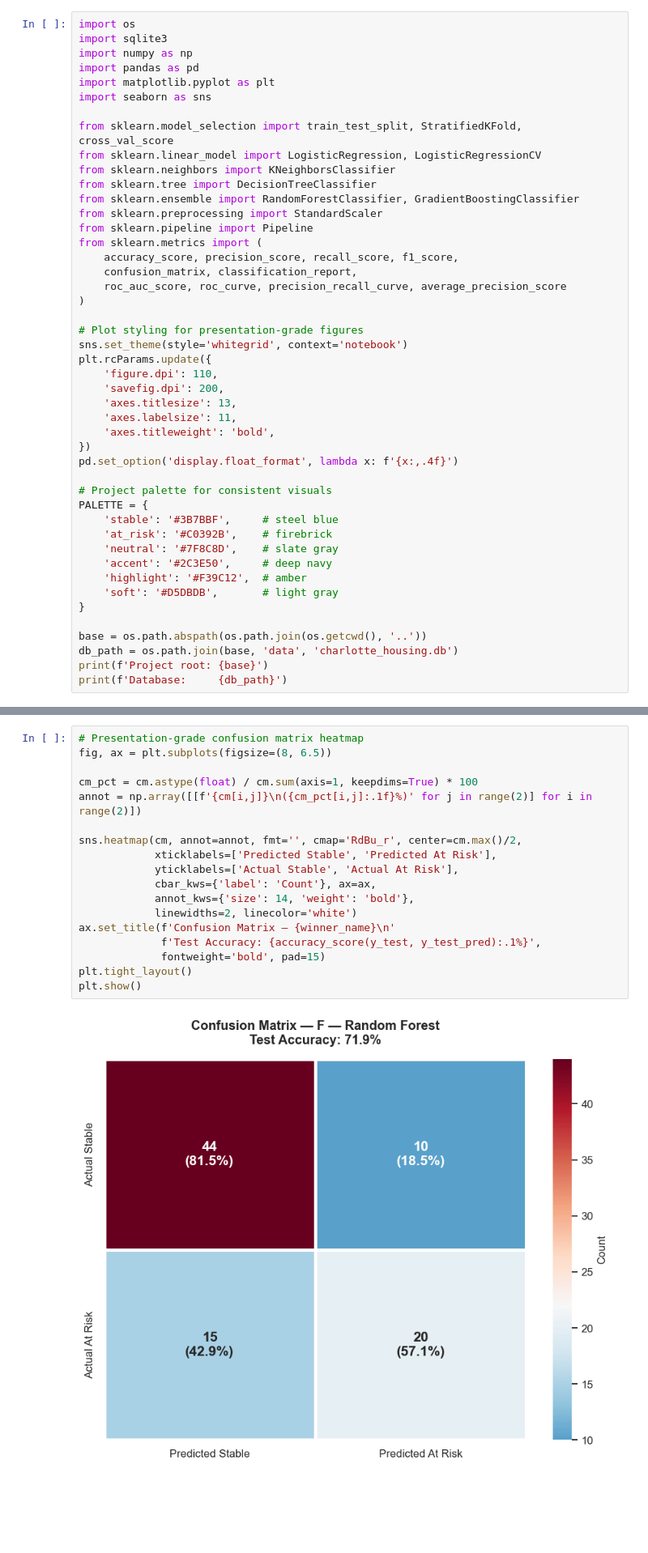
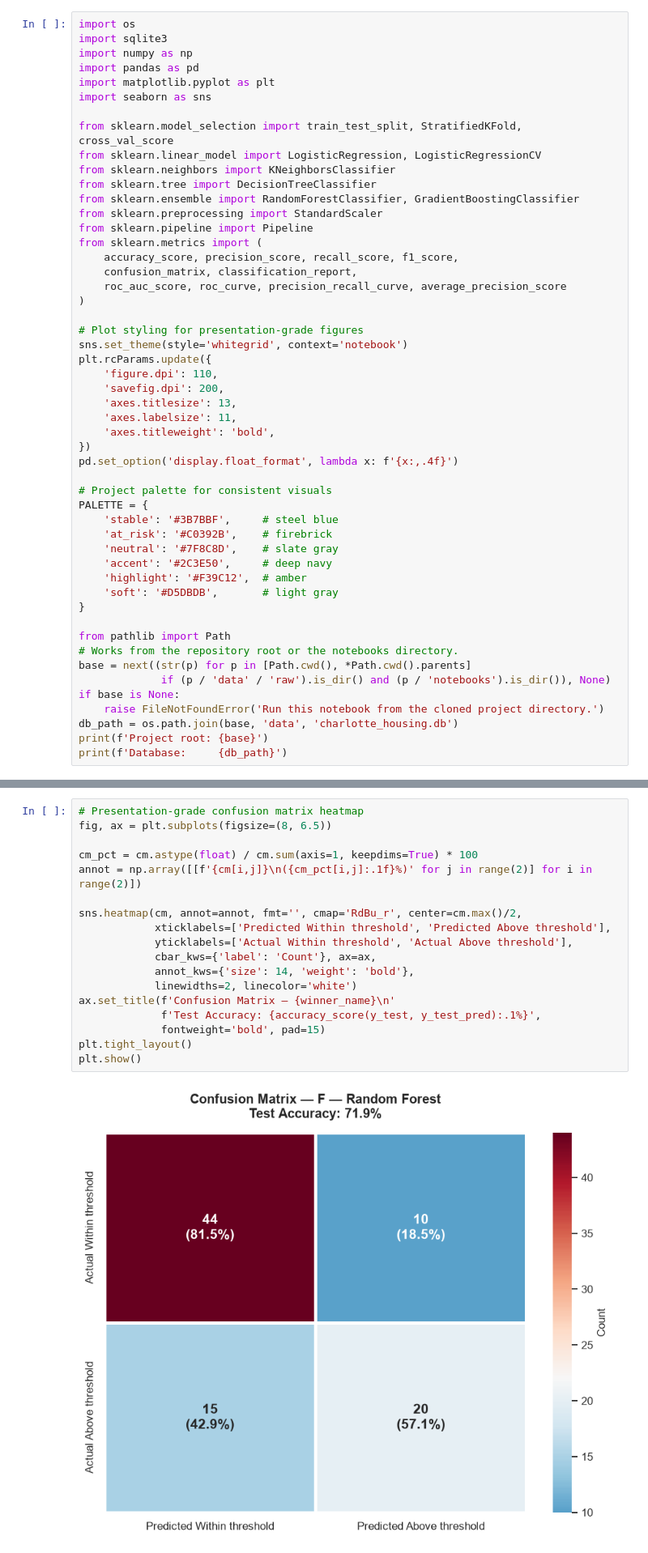
Before and after one commit to juanthom99/Charlotte-NPA-Housing-Affordability-Analysis, a Jupyter notebook: notebooks/04_classification.ipynb, the cells around one changed output, grey strips where cells are left out. Shown at 81% size. Drawn from its saved outputs; the diff is of its cells as text; blank space fills up the shorter version.

```diff
--- a/notebooks/04_classification.ipynb
+++ b/notebooks/04_classification.ipynb
@@ -97,7 +103,12 @@ PALETTE = {
     'soft': '#D5DBDB',       # light gray
 }
 
-base = os.path.abspath(os.path.join(os.getcwd(), '..'))
+from pathlib import Path
+# Works from the repository root or the notebooks directory.
+base = next((str(p) for p in [Path.cwd(), *Path.cwd().parents]
+             if (p / 'data' / 'raw').is_dir() and (p / 'notebooks').is_dir()), None)
+if base is None:
+    raise FileNotFoundError('Run this notebook from the cloned project directory.')
 db_path = os.path.join(base, 'data', 'charlotte_housing.db')
 print(f'Project root: {base}')
 print(f'Database:     {db_path}')
@@ -566,23 +577,23 @@ weighted avg       0.71      0.72      0.71        89
 # %%
 # Presentation-grade confusion matrix heatmap
 fig, ax = plt.subplots(figsize=(8, 6.5))
 
 cm_pct = cm.astype(float) / cm.sum(axis=1, keepdims=True) * 100
 annot = np.array([[f'{cm[i,j]}\n({cm_pct[i,j]:.1f}%)' for j in range(2)] for i in range(2)])
 
 sns.heatmap(cm, annot=annot, fmt='', cmap='RdBu_r', center=cm.max()/2,
-            xticklabels=['Predicted Stable', 'Predicted At Risk'],
-            yticklabels=['Actual Stable', 'Actual At Risk'],
+            xticklabels=['Predicted Within threshold', 'Predicted Above threshold'],
+            yticklabels=['Actual Within threshold', 'Actual Above threshold'],
             cbar_kws={'label': 'Count'}, ax=ax,
             annot_kws={'size': 14, 'weight': 'bold'},
             linewidths=2, linecolor='white')
 ax.set_title(f'Confusion Matrix — {winner_name}\n'
              f'Test Accuracy: {accuracy_score(y_test, y_test_pred):.1%}',
              fontweight='bold', pad=15)
 plt.tight_layout()
 plt.show()
 # %% [output]
-[figure, old version]
+[figure, new version]
 # %% [markdown]
 ## 10. ROC Curve and Precision-Recall Curve
 Two views of the model's threshold behavior. ROC shows the trade-off between true positive rate and false positive rate. PR shows precision vs recall, which is more informative when class balance is uneven.
```
Also changed, not shown: parts of 14 cells of this notebook, 7 other files.
